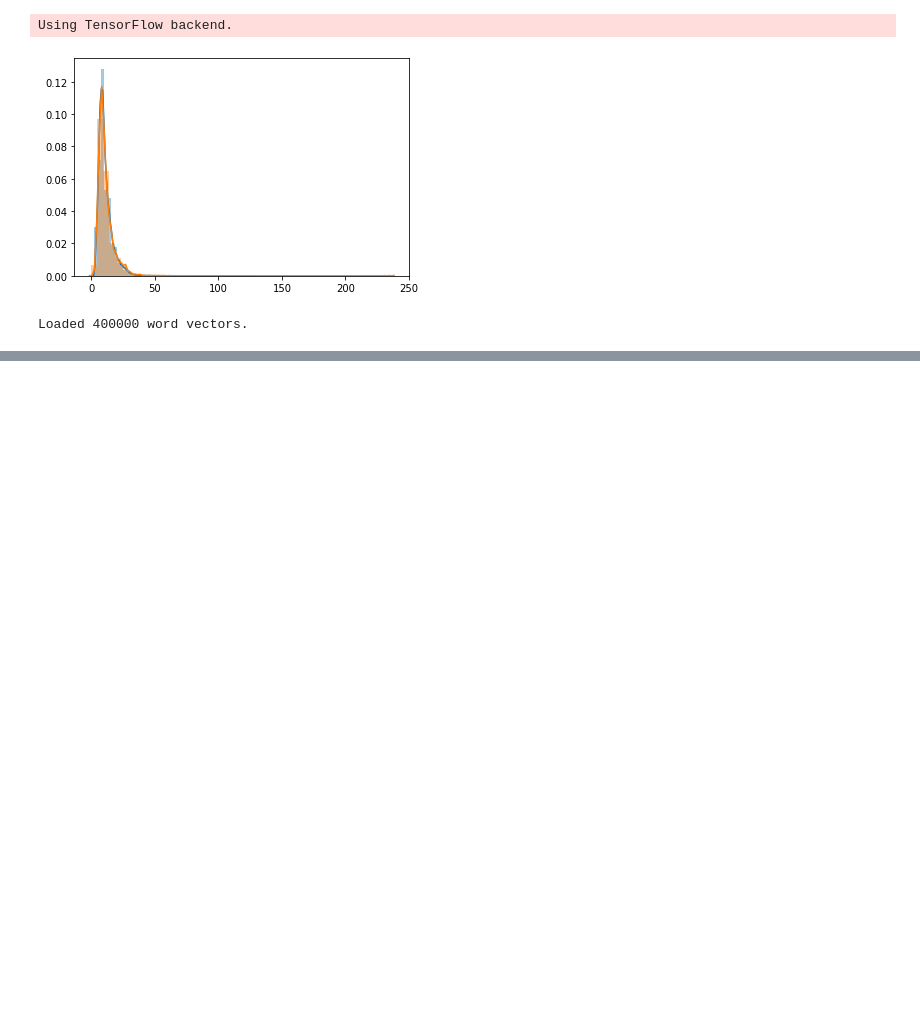
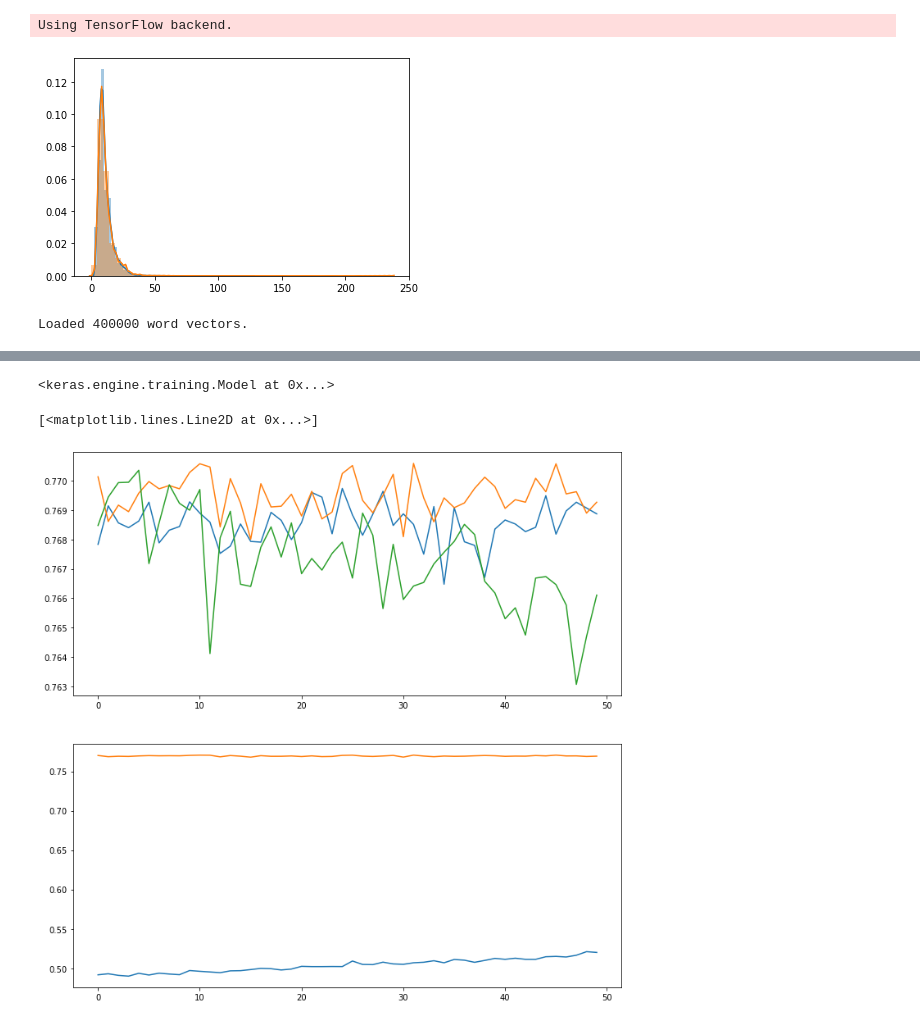
Before and after one commit to DamielCowen/semantic-equivalence, a Jupyter notebook: Siamese_practice.ipynb, the cells around one changed output, grey strips where cells are left out. Cells and saved outputs as stored; diff of their text form; code cells hidden in the pictures; blank space fills up the shorter version.

```diff
--- a/Siamese_practice.ipynb
+++ b/Siamese_practice.ipynb
@@ -176,6 +198,6 @@ Non-trainable params: 22,570,200
 __________________________________________________________________________________________________
 # %%
-model.fit([seq1_pad,seq2_pad],y_train.values.reshape(-1,1), epochs = 5, batch_size = 5000,
+model.fit([seq1_pad,seq2_pad],y_train.values.reshape(-1,1), epochs = 50, batch_size = 5000,
           validation_data=([seq1_pad_val,seq2_pad_val],y_val.values.reshape(-1,1)))
 # %% [output]
 Train on 242608 samples, validate on 80870 samples
@@ -203,0 +225,2 @@ embeddings_index['the'].shape
+# %%
+model_history = model.history.history
@@ -203,0 +282,3 @@ embeddings_index['the'].shape
+# %%
+model2.fit([seq1_pad,seq2_pad],y_train.values.reshape(-1,1), epochs = 50, batch_size = 500,
+          validation_data=([seq1_pad_val,seq2_pad_val],y_val.values.reshape(-1,1)))
@@ -203,0 +304,29 @@ embeddings_index['the'].shape
+# %%
+epochs2 = 50
+model.save(f'model2.slow_{epochs2}')
+
+model2_slow_history =[]
+model2_slow_history.append(model2.history.history)
+
+model2_slow_val_acc = model2_slow_history[-1]['val_acc']
+model1_val_acc = model_history['val_acc']
+
+
+model1_val_loss = model_history['val_loss']
+model2_slow_val_loss = model2_slow_history[-1]['val_acc']
+
+model
+# %% [output]
+<keras.engine.training.Model at 0x...>
+# %%
+fig, ax = plt.subplots(2,1,figsize=(12,12))
+
+ax[0].plot(model1_val_acc)
+ax[0].plot(model2_val_acc)
+ax[0].plot(model2_slow_val_acc)
+
+ax[1].plot(model1_val_loss)
+ax[1].plot(model2_val_loss)
+# %% [output]
+[<matplotlib.lines.Line2D at 0x...>]
+[figure, added]
```
Also changed, not shown: parts of 25 cells of this notebook.
